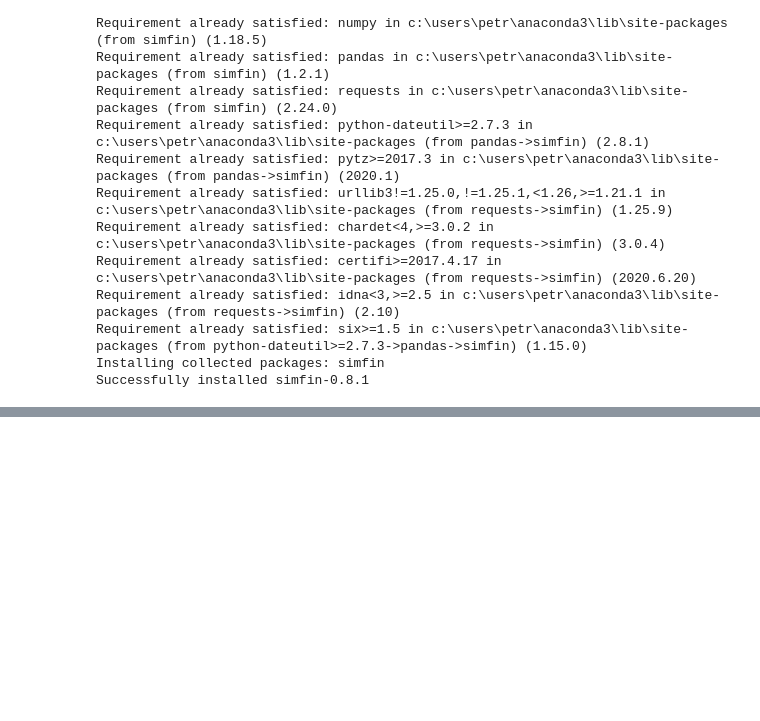
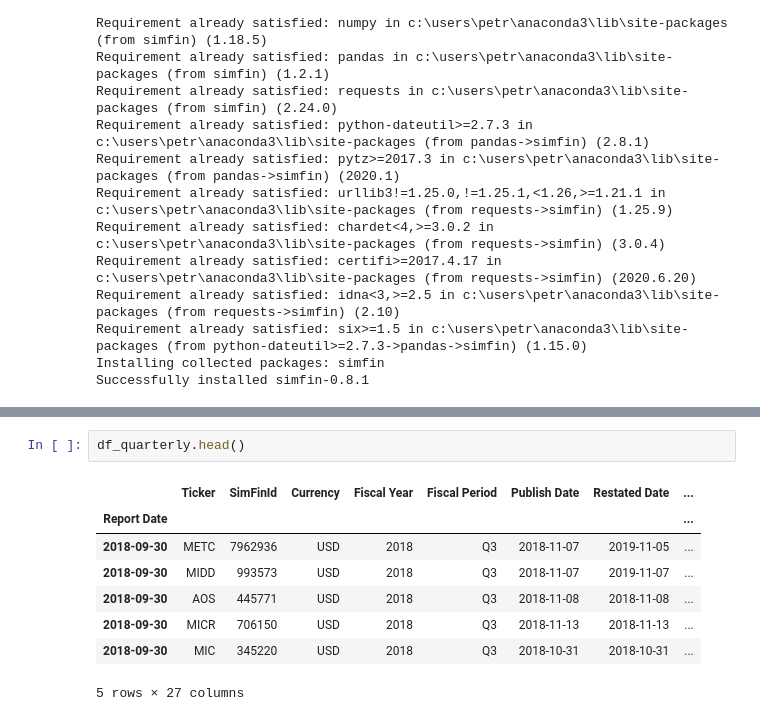
Before and after one commit to kravchukpetr/FinanceProject, a Jupyter notebook: ipynb/Fundamental stats - simfin.ipynb, the cells around one changed output, grey strips where cells are left out. Drawn from its saved outputs; the diff is of its cells as text; blank space fills up the shorter version.

```diff
--- a/ipynb/Fundamental stats - simfin.ipynb
+++ b/ipynb/Fundamental stats - simfin.ipynb
@@ -99,0 +151,11 @@ df.loc['AAPL']
+# %%
+df_quarterly.head()
+# %% [output]
+|  | Ticker | SimFinId | Currency | Fiscal Year | Fiscal Period | Publish Date | Restated Date | ... |
+| Report Date |  |  |  |  |  |  |  | ... |
+| 2018-09-30 | METC | 7962936 | USD | 2018 | Q3 | 2018-11-07 | 2019-11-05 | ... |
+| 2018-09-30 | MIDD | 993573 | USD | 2018 | Q3 | 2018-11-07 | 2019-11-07 | ... |
+| 2018-09-30 | AOS | 445771 | USD | 2018 | Q3 | 2018-11-08 | 2018-11-08 | ... |
+| 2018-09-30 | MICR | 706150 | USD | 2018 | Q3 | 2018-11-13 | 2018-11-13 | ... |
+| 2018-09-30 | MIC | 345220 | USD | 2018 | Q3 | 2018-10-31 | 2018-10-31 | ... |
+5 rows × 27 columns
```
Also changed, not shown: parts of 52 cells of this notebook, 6 other files.
